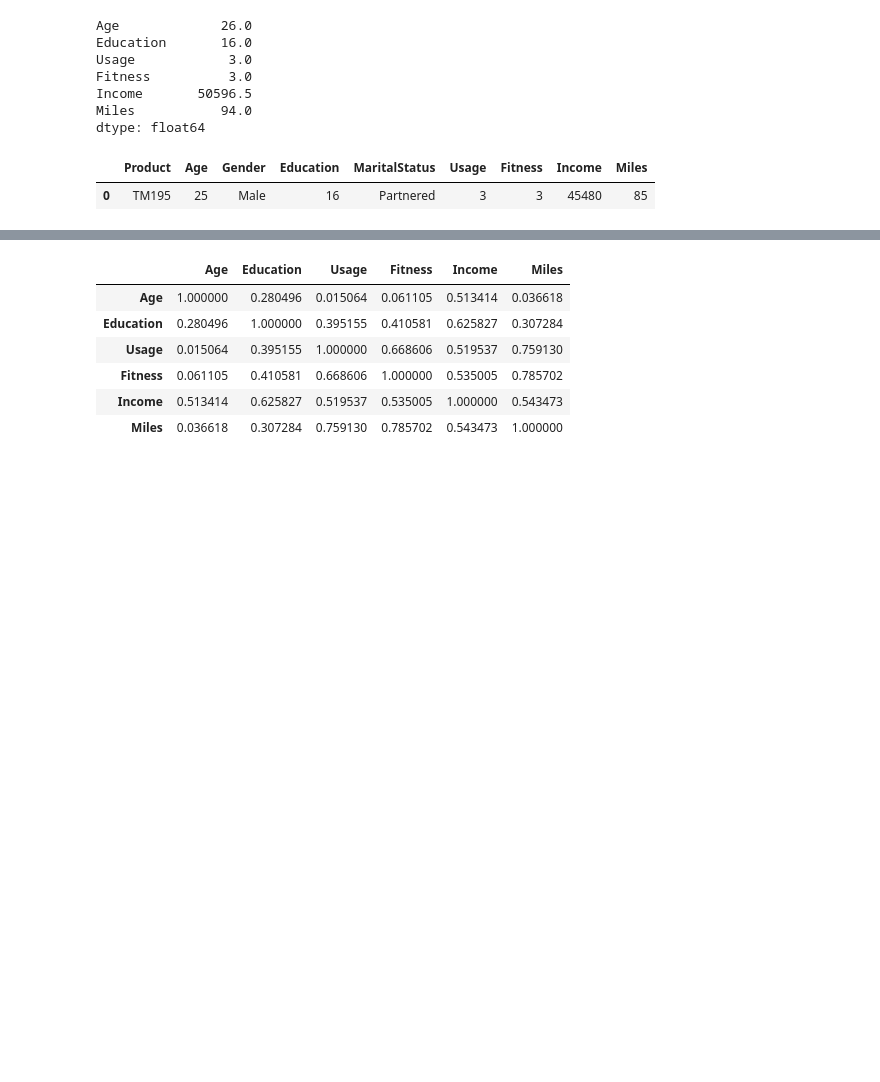
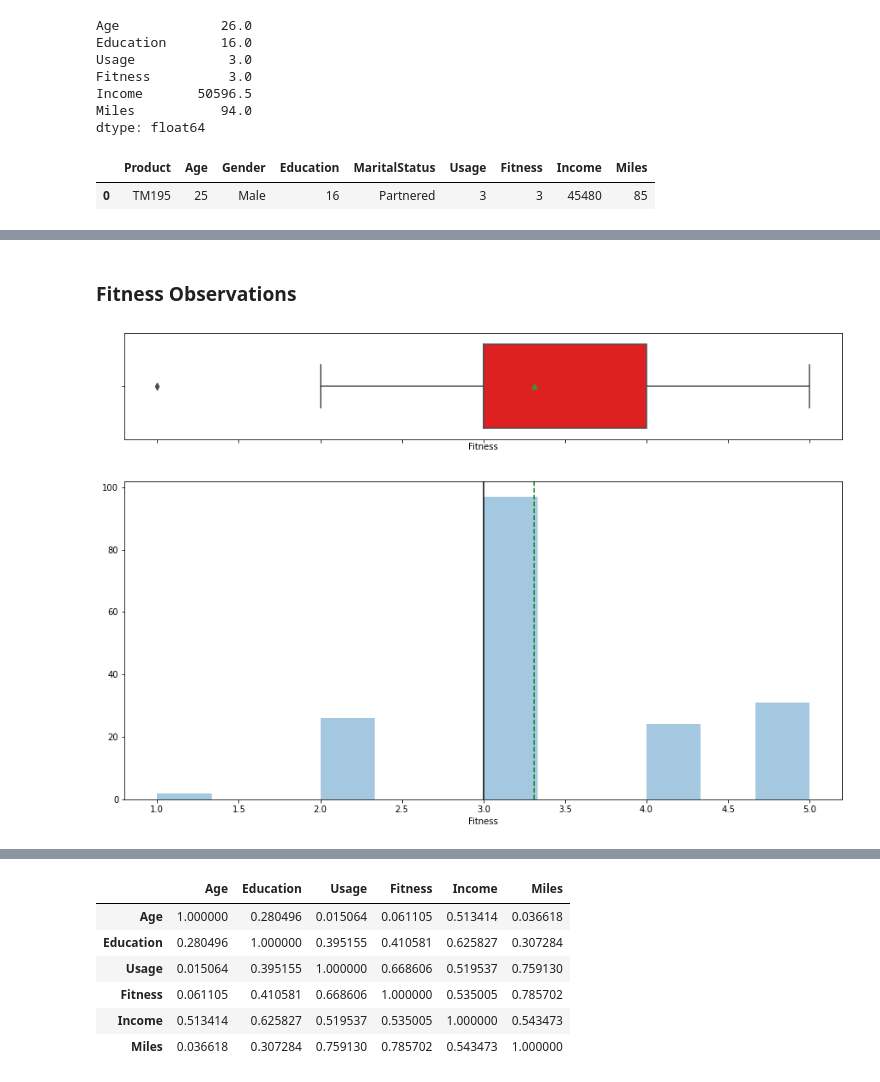
Before and after one commit to hanesi/DSBA-Cert-Course, a Jupyter notebook: Module 1/Project/CardioGoodFitnessProject.ipynb, the cells around one changed output, grey strips where cells are left out. Drawn from its saved outputs; the diff is of its cells as text; code cells hidden in the pictures; blank space fills up the shorter version.

```diff
--- a/Module 1/Project/CardioGoodFitnessProject.ipynb
+++ b/Module 1/Project/CardioGoodFitnessProject.ipynb
@@ -95,0 +188,6 @@ df.mode()
+# %% [markdown]
+### Fitness Observations
+# %%
+histogram_boxplot(df.Fitness)
+# %% [output]
+[figure, added]
```
Also changed, not shown: parts of 34 cells of this notebook.
